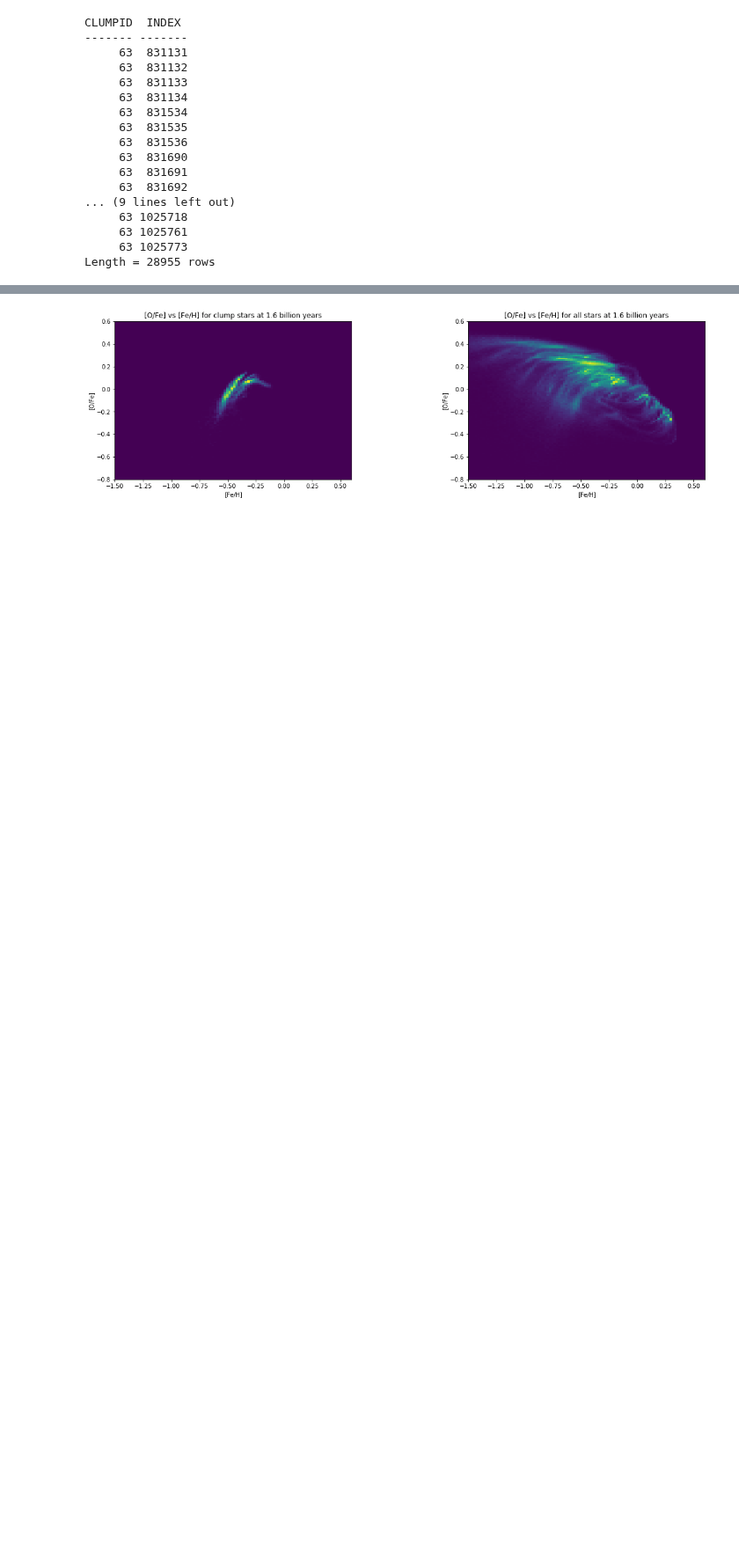
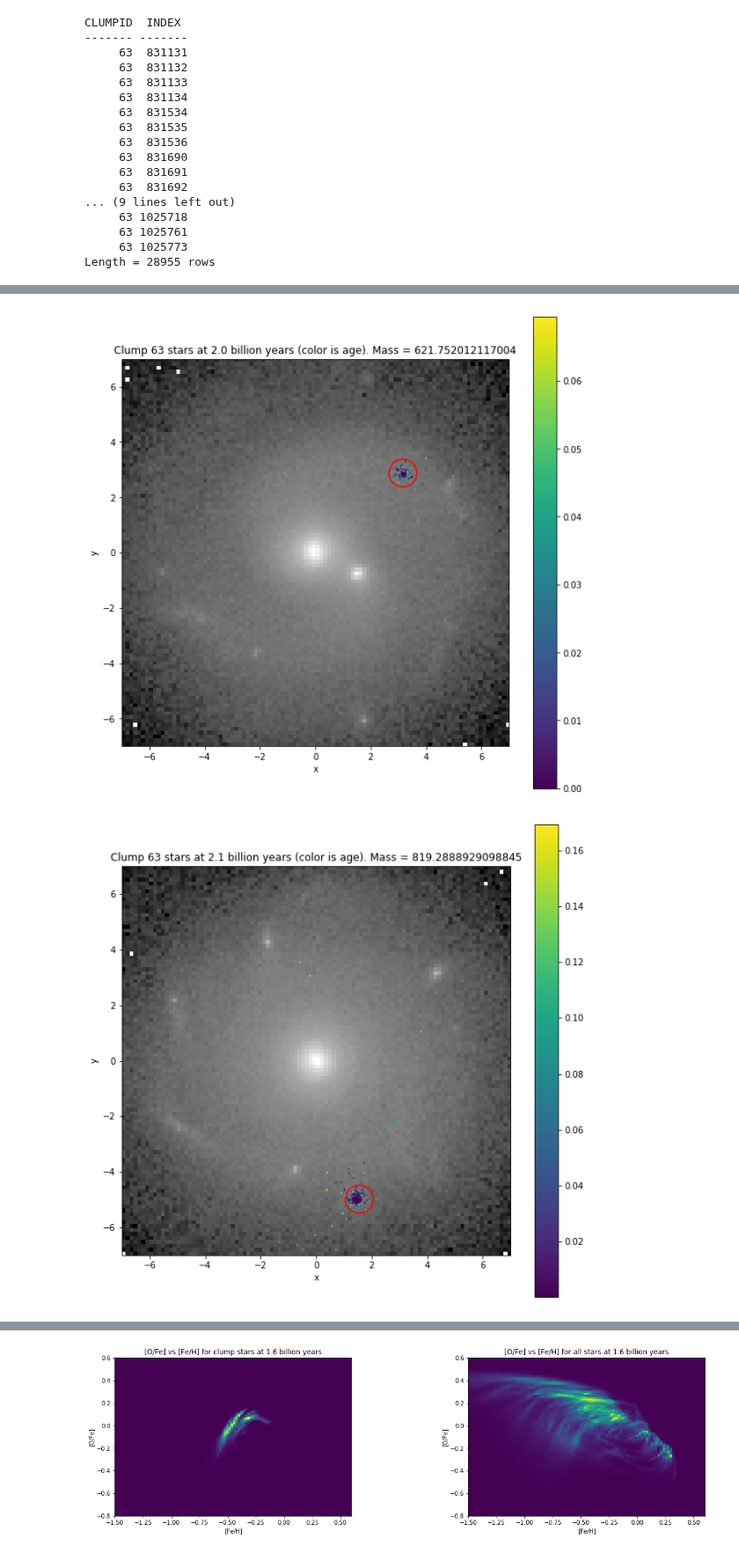
Before and after one commit to BethanyGarver/clumpy-star-formation, a Jupyter notebook: ClumpStars-checkpoint.ipynb, the cells around one changed output, grey strips where cells are left out. Shown at 88% size. Saved outputs shown, nothing was run; the diff lists cells and outputs as text; code cells hidden in the pictures; blank space fills up the shorter version.

```diff
--- a/ClumpStars-checkpoint.ipynb
+++ b/ClumpStars-checkpoint.ipynb
@@ -76,0 +87,33 @@ Length = 28955 rows
+# %%
+for time in range(20,28):
+    plt.figure(figsize=(10,10))
+    snapshot = FitsRead(time)
+    cut = (stars63['INDEX']<len(snapshot))
+    cutstars = stars63[cut]
+    clumpstars = snapshot[cutstars['INDEX']]
+    x = clumpstars['X']
+    y = clumpstars['Y']
+    age = time/10-txyz['TFORM'][cutstars['INDEX']]
+    plt.scatter(x,y,c=age,s=1)
+    plt.colorbar()
+    current = (txy63['TIME'] == time/10)
+    location = txy63[current]
+    clumpx = location['X']
+    clumpy = location['Y']
+    aperture = phot.CircularAperture((clumpx,clumpy), r=0.5)
+    aperture.plot(color='r', lw=1.5)
+    im, xedges, yedges  = np.histogram2d (-snapshot['Y'],snapshot['X'],(100,100),range=[[-7,7],[-7,7]])
+    extent = [yedges[0], yedges[-1], -xedges[-1], -xedges[0]]
+    plt.imshow(np.log(im),cmap='Greys_r',extent=extent)
+    plt.xlabel('x')
+    plt.ylabel('y')
+    try:
+        nearby = ((snapshot['X']-clumpx)**2+(snapshot['Y']-clumpy)**2+snapshot['Z']**2<0.25)
+        stillthere = snapshot[nearby]
+        mass = sum(stillthere['MS'])
+        plt.title('Clump 63 stars at {0} billion years (color is age). Mass = {1}'.format(time/10,mass))
+    except:
+        plt.title('Clump 63 stars at {0} billion years (color is age).'.format(time/10))
+# %% [output]
+[figure, added]
+[figure, added]
```
Also changed, not shown: parts of 14 cells of this notebook.
